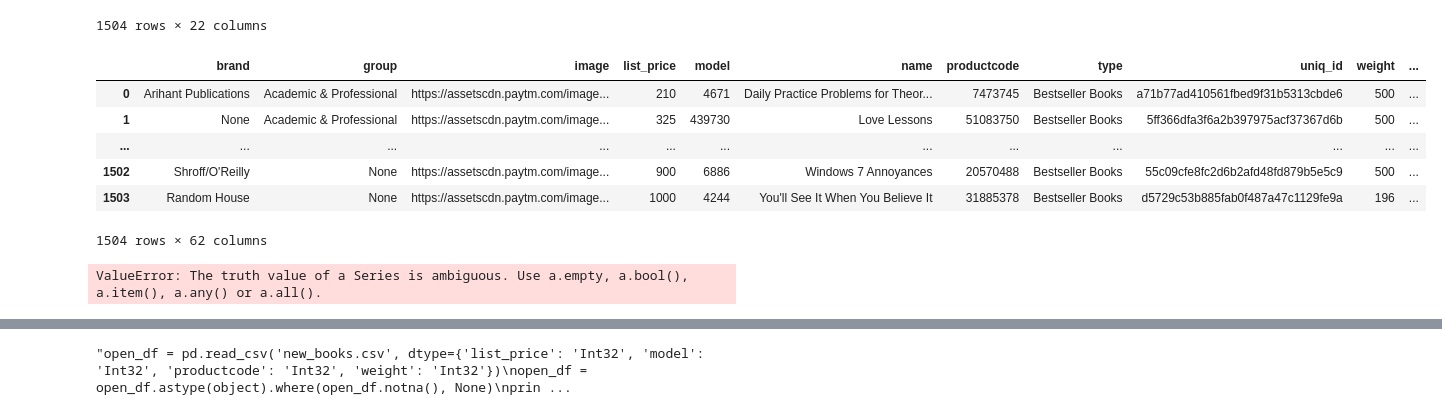
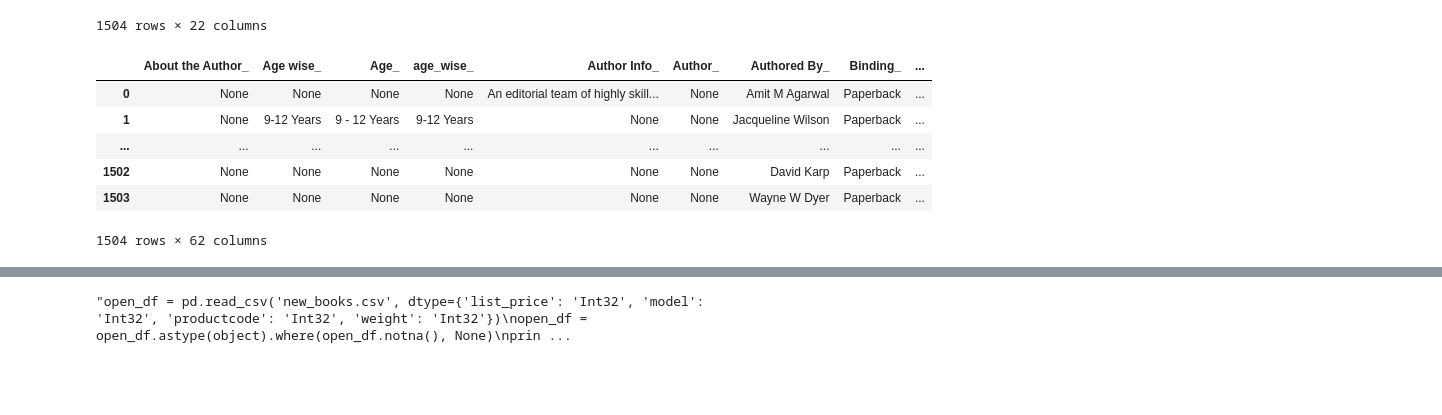
Before and after one commit to TrapsterDK/bog-app, a Jupyter notebook: csv.ipynb, the cells around one changed output, grey strips where cells are left out. Drawn from its saved outputs; the diff is of its cells as text; code cells hidden in the pictures; blank space fills up the shorter version.

Commit message:
parsing of books

```diff
--- a/csv.ipynb
+++ b/csv.ipynb
@@ -27,19 +29,27 @@ d = {
     #'domain': empty_list.copy(),
     #'gallery': empty_list.copy(),
     'image': empty_list.copy(),
-    'list_price': pd.array(empty_list.copy(), dtype='Int32'),
-    'model': pd.array(empty_list.copy(), dtype='Int32'),
+    'list_price': empty_list.copy(),
+    'model': empty_list.copy(),
     'name': empty_list.copy(),
-    'productcode': pd.array(empty_list.copy(), dtype='Int32'),
+    'productcode': empty_list.copy(),
     #'selling_price': empty_list.copy(),
     'type': empty_list.copy(),
     'uniq_id': empty_list.copy(),
     #'url': empty_list.copy(),
-    'weight': pd.array(empty_list.copy(), dtype='Int32')
+    'weight': empty_list.copy()
 }
 
 def null_or_val(value, is_type):
     return value if type(value) == is_type else None
+
+def null_or_to_type(value, mtype):
+    try:
+        return mtype(value)
+    except TypeError:
+        return None
+    except ValueError:
+        return None
 
 def null_or_call_method(method, value, is_type):
     try:
@@ -60,52 +70,46 @@ for i, row in df.iterrows():
     #d['amtsave'][i] =       null_or_val(row['amtsave'], float) #int
     d['brand'][i] =         null_or_val(row['brand'], str)
     d['group'][i] =         null_or_val(row['group'], str)
     #d['country'][i] =       null_or_val(row['country'], str)
     #d['discount'][i] =      null_or_val(row['discount'], str) # int
     #d['domain'][i] =        null_or_val(row['domain'], str)
     #d['gallery'][i] =       null_or_val(row['gallery'], str)
     d['image'][i] =         null_or_val(row['image'], str)
-    d['list_price'][i] =    null_or_call_method(int, row['list_price'], str) #int
-    d['model'][i] =         null_or_call_method(int, row['model'], float) #int
+    d['list_price'][i] =    null_or_to_type(row['list_price'], int) #int
+    d['model'][i] =         null_or_to_type(row['model'], int) #int
     d['name'][i] =          null_or_val(row['name'], str)
-    d['productcode'][i] =   null_or_call_method(int, row['productcode'], float) #int
+    d['productcode'][i] =   null_or_to_type(row['productcode'], int) #int
     #d['selling_price'][i] = null_or_val(row['selling_price'], float)
     d['type'][i] =          null_or_val(row['type'], str)
     d['uniq_id'][i] =       null_or_val(row['uniq_id'], str)
     #d['url'][i] =           null_or_val(row['url'], str)
-    d['weight'][i] =        null_or_call_method(int, row['weight'], float) #int
+    d['weight'][i] =        null_or_to_type(row['weight'], int) #int
 
     for json_string in [row['desc'], row['specifications']]:
         if type(json_string) == str:
             json_string_true = json_string.replace("=>", ":")
 
             try:
                 json_dict = json.loads(json_string_true)
 
                 if(type(json_dict) == dict):
                     for key, value in dict_unpacked(json_dict).items():
-                        if "o_"+key not in d:
-                            d["o_"+key] = empty_list.copy()
-                        d["o_"+key][i] = value
+                        if key+"_" not in d:
+                            d[key+"_"] = empty_list.copy()
+                        d[key+"_"][i] = value
             except json.JSONDecodeError:
                 pass
     #"desc", "specifications"
-
-new_df = pd.DataFrame(d)
+new_df = pd.DataFrame(d, dtype=object)
+new_df = new_df.reindex(sorted(new_df.columns.values, key=str.casefold), axis=1)
 new_df.to_csv('new_books.csv', index=False)
 
 new_df
 # %% [output]
-|  | brand | group | image | list_price | model | name | productcode | type | uniq_id | weight | ... |
-| 0 | Arihant Publications | Academic & Professional | https://assetscdn.paytm.com/image... | 210 | 4671 | Daily Practice Problems for Theor... | 7473745 | Bestseller Books | a71b77ad410561fbed9f31b5313cbde6 | 500 | ... |
-| 1 | None | Academic & Professional | https://assetscdn.paytm.com/image... | 325 | 439730 | Love Lessons | 51083750 | Bestseller Books | 5ff366dfa3f6a2b397975acf37367d6b | 500 | ... |
-| ... | ... | ... | ... | ... | ... | ... | ... | ... | ... | ... | ... |
-| 1502 | Shroff/O'Reilly | None | https://assetscdn.paytm.com/image... | 900 | 6886 | Windows 7 Annoyances | 20570488 | Bestseller Books | 55c09cfe8fc2d6b2afd48fd879b5e5c9 | 500 | ... |
-| 1503 | Random House | None | https://assetscdn.paytm.com/image... | 1000 | 4244 | You'll See It When You Believe It | 31885378 | Bestseller Books | d5729c53b885fab0f487a47c1129fe9a | 196 | ... |
+|  | About the Author_ | Age wise_ | Age_ | age_wise_ | Author Info_ | Author_ | Authored By_ | Binding_ | ... |
+| 0 | None | None | None | None | An editorial team of highly skill... | None | Amit M Agarwal | Paperback | ... |
+| 1 | None | 9-12 Years | 9 - 12 Years | 9-12 Years | None | None | Jacqueline Wilson | Paperback | ... |
+| ... | ... | ... | ... | ... | ... | ... | ... | ... | ... |
+| 1502 | None | None | None | None | None | None | David Karp | Paperback | ... |
+| 1503 | None | None | None | None | None | None | Wayne W Dyer | Paperback | ... |
 1504 rows × 62 columns
-# %%
-short_df = new_df[['brand', 'group', 'image', 'list_price', 'model', 'name', 'productcode', 'type', 'uniq_id']]
-short_df['weight'] = new_df.assign(age=(new_df['weight'] or new_df['o_weight'] or 0))
-short_df
-# %% [output]
-ValueError: The truth value of a Series is ambiguous. Use a.empty, a.bool(), a.item(), a.any() or a.all().
```
Also changed, not shown: parts of 5 cells of this notebook, 2 other files.
